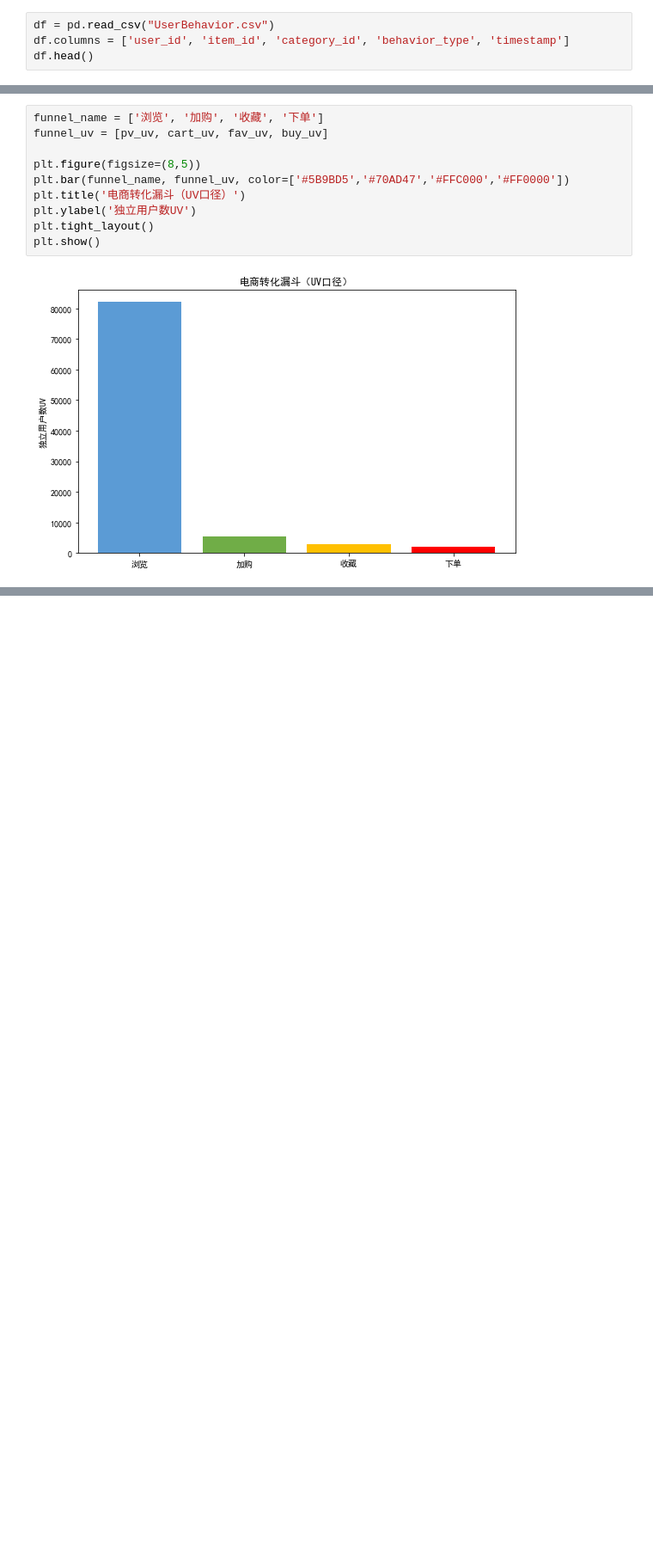
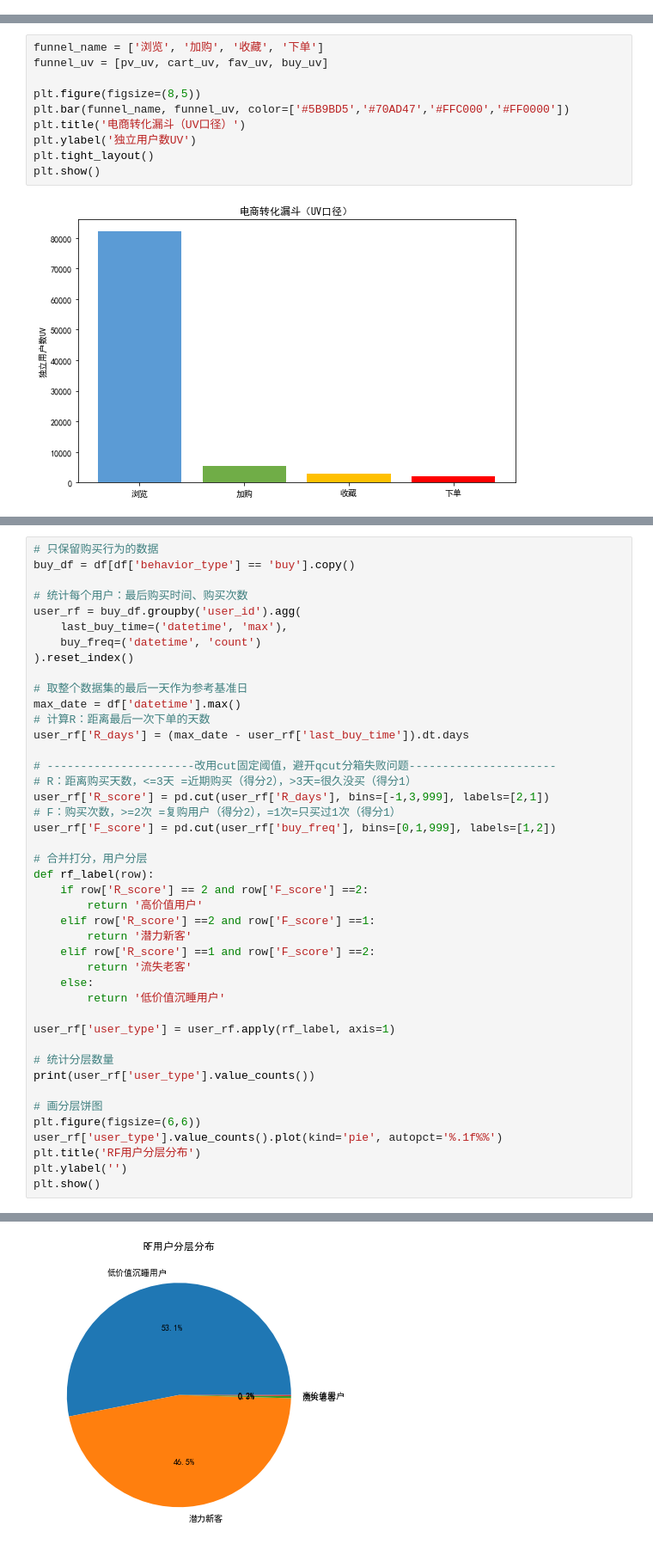
Before and after one commit to yanli1368/taobao-user-analysis, a Jupyter notebook: taobao_user_analysis.ipynb, the cells around one changed output, grey strips where cells are left out. Shown at 86% size. Saved outputs shown, nothing was run; the diff lists cells and outputs as text; blank space fills up the shorter version.

```diff
--- a/taobao_user_analysis.ipynb
+++ b/taobao_user_analysis.ipynb
@@ -19,4 +26,0 @@ df = df.sample(n=100000, random_state=42) # random_state固定随机种子，每
-# %%
-df = pd.read_csv("UserBehavior.csv")
-df.columns = ['user_id', 'item_id', 'category_id', 'behavior_type', 'timestamp']
-df.head()
@@ -274,0 +156,44 @@ Name: user_type, dtype: int64
+# %%
+# 只保留购买行为的数据
+buy_df = df[df['behavior_type'] == 'buy'].copy()
+
+# 统计每个用户：最后购买时间、购买次数
+user_rf = buy_df.groupby('user_id').agg(
+    last_buy_time=('datetime', 'max'),
+    buy_freq=('datetime', 'count')
+).reset_index()
+
+# 取整个数据集的最后一天作为参考基准日
+max_date = df['datetime'].max()
+# 计算R：距离最后一次下单的天数
+user_rf['R_days'] = (max_date - user_rf['last_buy_time']).dt.days
+
+# ----------------------改用cut固定阈值，避开qcut分箱失败问题----------------------
+# R：距离购买天数，<=3天 =近期购买（得分2），>3天=很久没买（得分1）
+user_rf['R_score'] = pd.cut(user_rf['R_days'], bins=[-1,3,999], labels=[2,1])
+# F：购买次数，>=2次 =复购用户（得分2），=1次=只买过1次（得分1）
+user_rf['F_score'] = pd.cut(user_rf['buy_freq'], bins=[0,1,999], labels=[1,2])
+
+# 合并打分，用户分层
+def rf_label(row):
+    if row['R_score'] == 2 and row['F_score'] ==2:
+        return '高价值用户'
+    elif row['R_score'] ==2 and row['F_score'] ==1:
+        return '潜力新客'
+    elif row['R_score'] ==1 and row['F_score'] ==2:
+        return '流失老客'
+    else:
+        return '低价值沉睡用户'
+
+user_rf['user_type'] = user_rf.apply(rf_label, axis=1)
+
+# 统计分层数量
+print(user_rf['user_type'].value_counts())
+
+# 画分层饼图
+plt.figure(figsize=(6,6))
+user_rf['user_type'].value_counts().plot(kind='pie', autopct='%.1f%%')
+plt.title('RF用户分层分布')
+plt.ylabel('')
+plt.show()
+# %% [output]
@@ -275 +205,2 @@ Name: user_type, dtype: int64
+[figure, added]
 # %%
```
Also changed, not shown: parts of 21 cells of this notebook.
